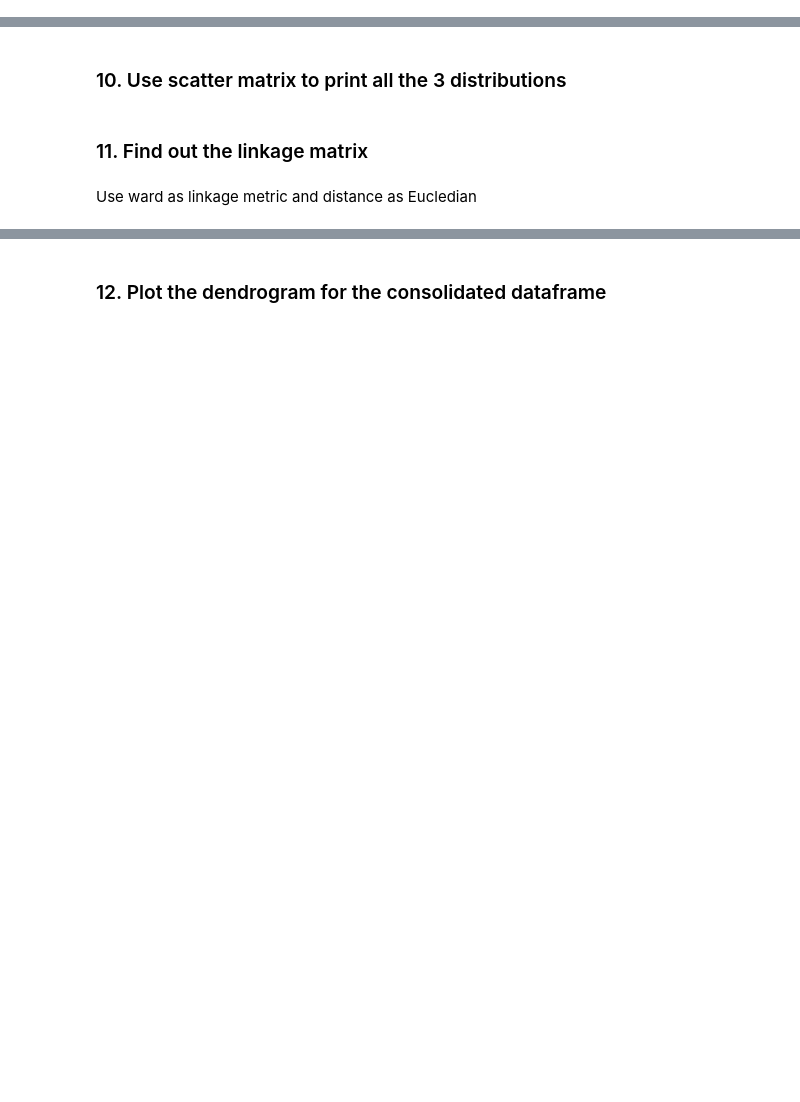
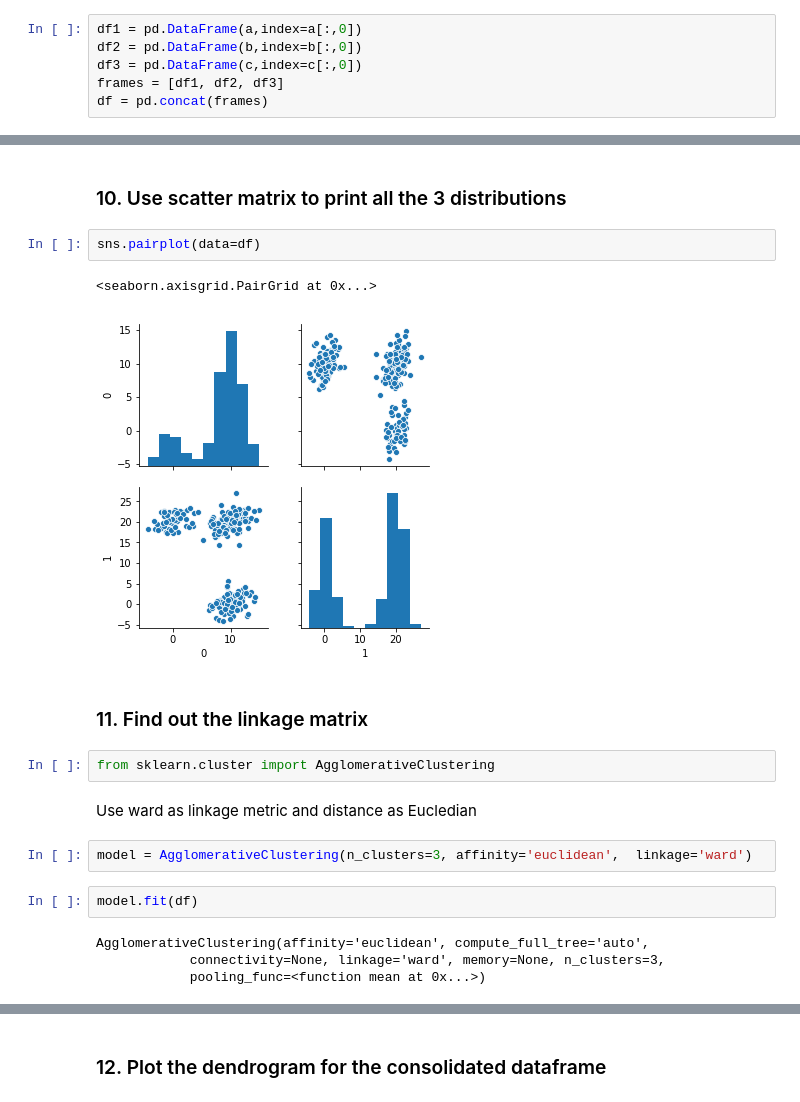
Before and after one commit to VaishKS/bangalore-november-2018-batch-VaishKS, a Jupyter notebook: R4_Internal_Lab_Clustering.ipynb, the cells around one changed output, grey strips where cells are left out. Drawn from its saved outputs; the diff is of its cells as text; blank space fills up the shorter version.

```diff
--- a/R4_Internal_Lab_Clustering.ipynb
+++ b/R4_Internal_Lab_Clustering.ipynb
@@ -268,3 +298,9 @@ b = np.random.multivariate_normal([0, 20], [[3, 1], [1, 4]], size=[50,])
 c = np.random.multivariate_normal([10, 20], [[3, 1], [1, 4]], size=[100,])
 # %% [markdown]
 ### 9. Combine all three arrays a,b,c into a dataframe
+# %%
+df1 = pd.DataFrame(a,index=a[:,0])
+df2 = pd.DataFrame(b,index=b[:,0])
+df3 = pd.DataFrame(c,index=c[:,0])
+frames = [df1, df2, df3]
+df = pd.concat(frames)
@@ -271,6 +320,21 @@ c = np.random.multivariate_normal([10, 20], [[3, 1], [1, 4]], size=[100,])
 # %% [markdown]
 ### 10. Use scatter matrix to print all the 3 distributions
+# %%
+sns.pairplot(data=df)
+# %% [output]
+<seaborn.axisgrid.PairGrid at 0x...>
+[figure, added]
 # %% [markdown]
 ### 11. Find out the linkage matrix
+# %%
+from sklearn.cluster import AgglomerativeClustering
 # %% [markdown]
 Use ward as linkage metric and distance as Eucledian
+# %%
+model = AgglomerativeClustering(n_clusters=3, affinity='euclidean',  linkage='ward')
+# %%
+model.fit(df)
+# %% [output]
+AgglomerativeClustering(affinity='euclidean', compute_full_tree='auto',
+            connectivity=None, linkage='ward', memory=None, n_clusters=3,
+            pooling_func=<function mean at 0x...>)
```
Also changed, not shown: parts of 23 cells of this notebook.
